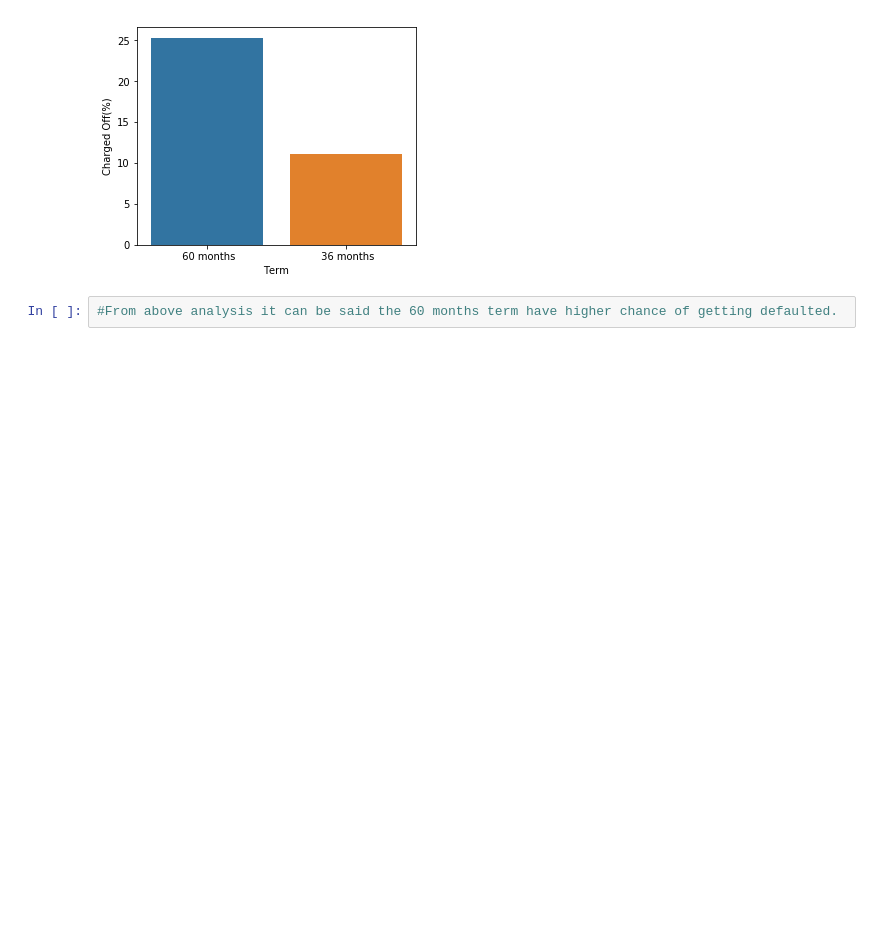
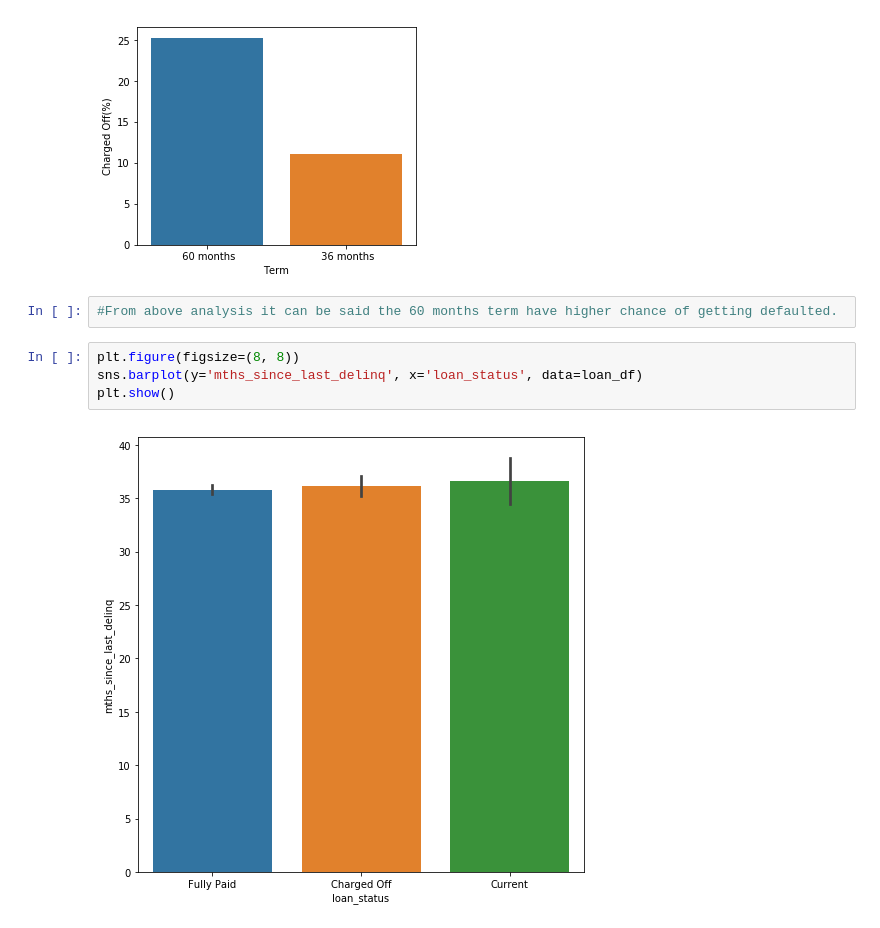
Before and after one commit to brijesh1100/P2-Gramener-Case-Study, a Jupyter notebook: Module 7 EDA Project-nilanjan.ipynb, the cells around one changed output. Cells and saved outputs as stored; diff of their text form; blank space fills up the shorter version.

```diff
--- a/Module 7 EDA Project-nilanjan.ipynb
+++ b/Module 7 EDA Project-nilanjan.ipynb
@@ -642,3 +644,9 @@ plt.show()
 [figure]
 # %%
 #From above analysis it can be said the 60 months term have higher chance of getting defaulted.
+# %%
+plt.figure(figsize=(8, 8))
+sns.barplot(y='mths_since_last_delinq', x='loan_status', data=loan_df)
+plt.show()
+# %% [output]
+[figure, added]
```
Also changed, not shown: parts of 14 cells of this notebook.
